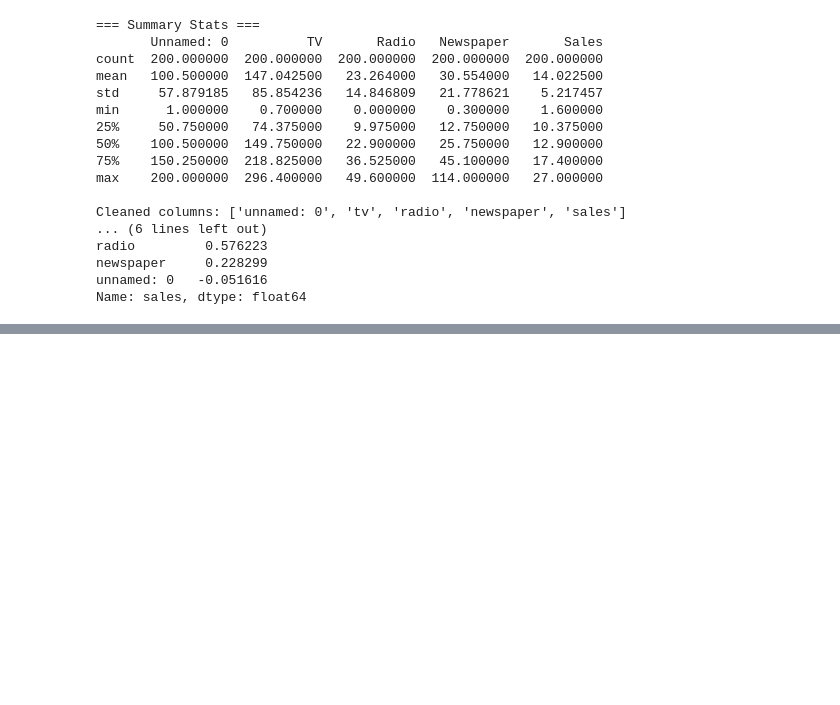
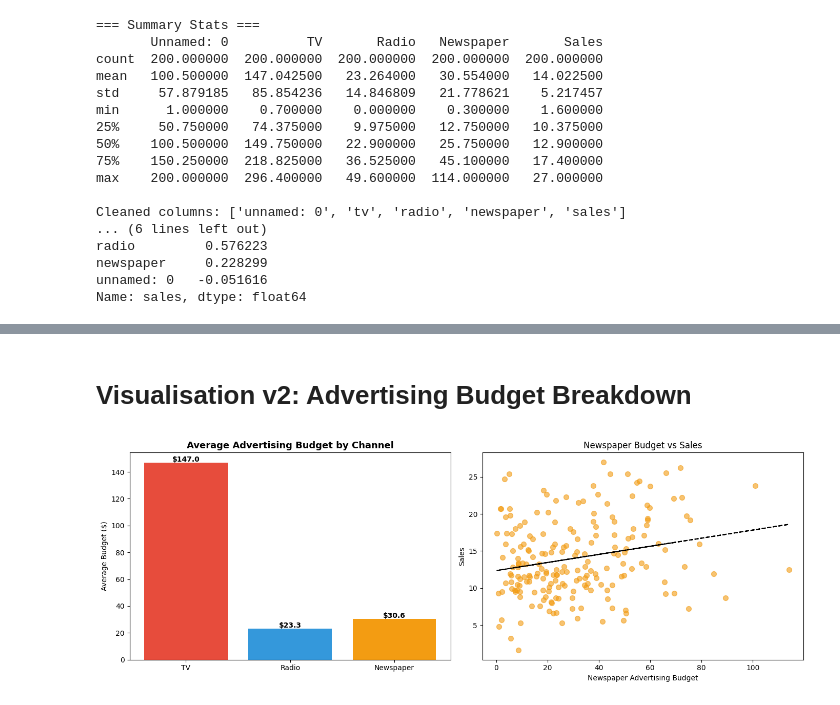
Before and after one commit to proxy-cmd/CodeAlpha_SalesPrediction, a Jupyter notebook: sales_prediction.ipynb, the cells around one changed output, grey strips where cells are left out. Drawn from its saved outputs; the diff is of its cells as text; code cells hidden in the pictures; blank space fills up the shorter version.

```diff
--- a/sales_prediction.ipynb
+++ b/sales_prediction.ipynb
@@ -81,0 +126,32 @@ Name: sales, dtype: float64
+# %% [markdown]
+# Visualisation v2: Advertising Budget Breakdown
+# %%
+fig, axes = plt.subplots(1, 2, figsize=(14, 5))
+
+# Left: Average budget per channel
+channels = ['tv', 'radio', 'newspaper']
+averages = [df[c].mean() for c in channels]
+colors   = ['#e74c3c', '#3498db', '#f39c12']
+
+bars = axes[0].bar(['TV', 'Radio', 'Newspaper'], averages, color=colors)
+axes[0].set_title('Average Advertising Budget by Channel', fontsize=13, fontweight='bold')
+axes[0].set_ylabel('Average Budget ($)')
+for bar, val in zip(bars, averages):
+    axes[0].text(bar.get_x() + bar.get_width()/2, bar.get_height() + 0.5,
+                 f'${val:.1f}', ha='center', fontweight='bold')
+
+# Right: Newspaper spend vs Sales
+axes[1].scatter(df['newspaper'], df['sales'], color='#f39c12', alpha=0.6, s=50)
+axes[1].set_xlabel('Newspaper Advertising Budget')
+axes[1].set_ylabel('Sales')
+axes[1].set_title('Newspaper Budget vs Sales')
+
+m3, b3 = np.polyfit(df['newspaper'], df['sales'], 1)
+axes[1].plot(df['newspaper'], m3 * df['newspaper'] + b3,
+             color='black', linewidth=1.5, linestyle='--')
+
+plt.tight_layout()
+plt.savefig('budget_analysis.png', dpi=150, bbox_inches='tight')
+plt.show()
+# %% [output]
+[figure, added]
```
Also changed, not shown: parts of 2 cells of this notebook, 2 other files.
